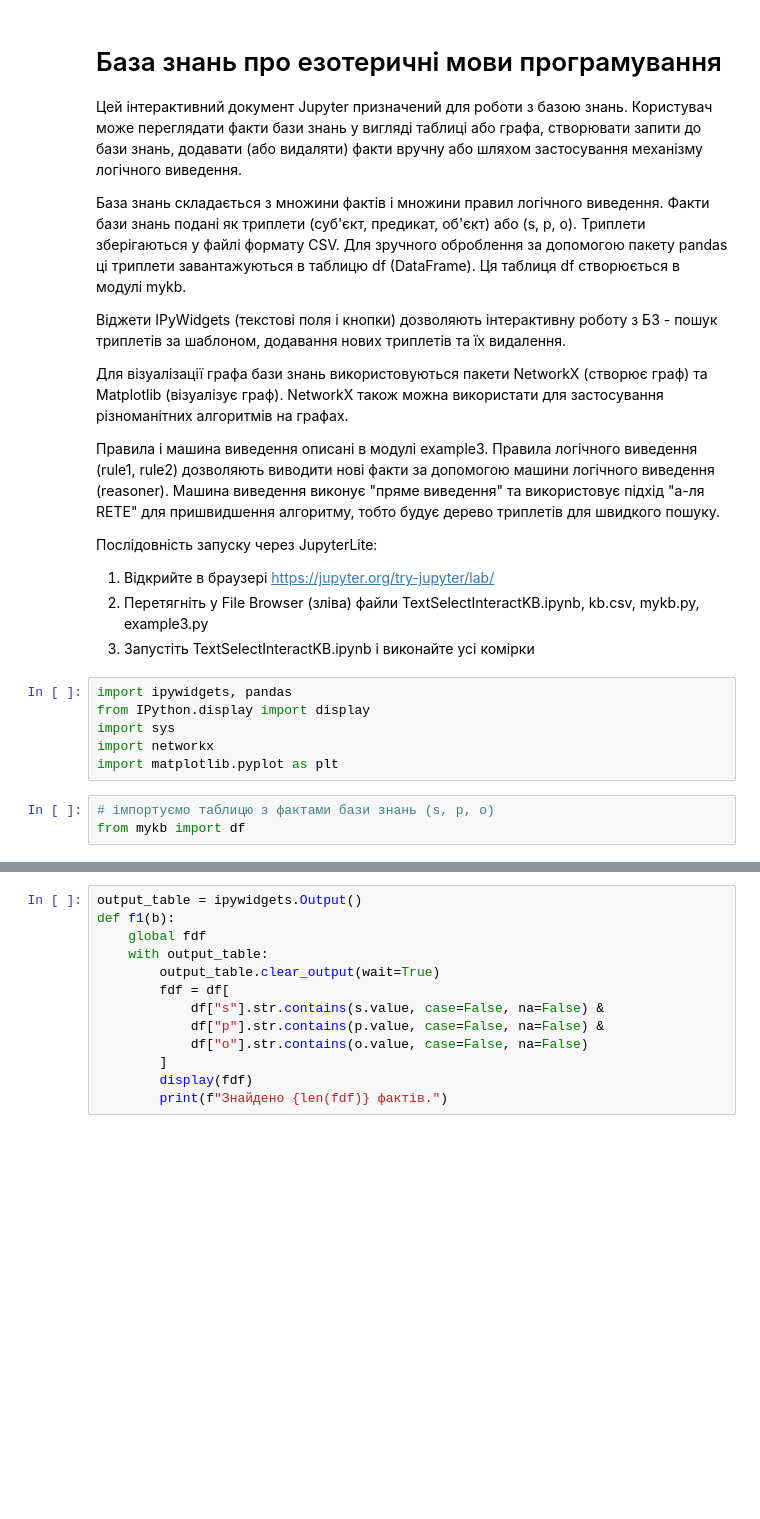
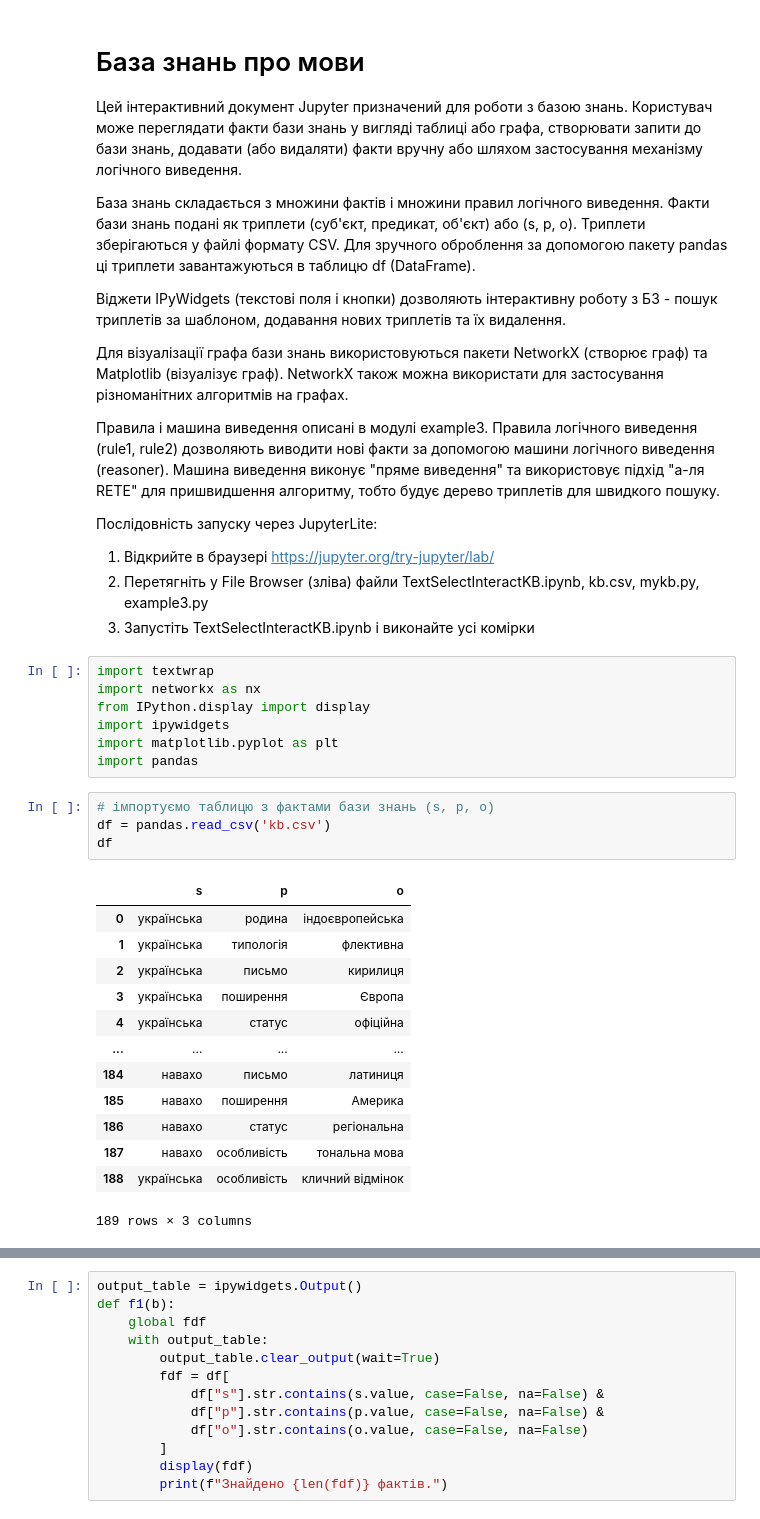
Before and after one commit to vlad-ipm242/ThreadES, a Jupyter notebook: TextSelectInteractKB.ipynb, the cells around one changed output, grey strips where cells are left out. Cells and saved outputs as stored; diff of their text form; blank space fills up the shorter version.

```diff
--- a/TextSelectInteractKB.ipynb
+++ b/TextSelectInteractKB.ipynb
@@ -1,9 +1,9 @@
 # %% [markdown]
-# База знань про езотеричні мови програмування
+# База знань про мови
 
 Цей інтерактивний документ Jupyter призначений для роботи з базою знань. Користувач може переглядати факти бази знань у вигляді таблиці або графа, створювати запити до бази знань, додавати (або видаляти) факти вручну або шляхом застосування механізму логічного виведення.
 
-База знань складається з множини фактів і множини правил логічного виведення. Факти бази знань подані як триплети (суб'єкт, предикат, об'єкт) або (s, p, o). Триплети зберігаються у файлі формату CSV. Для зручного оброблення за допомогою пакету pandas ці триплети завантажуються в таблицю df (DataFrame). Ця таблиця df створюється в модулі mykb.
+База знань складається з множини фактів і множини правил логічного виведення. Факти бази знань подані як триплети (суб'єкт, предикат, об'єкт) або (s, p, o). Триплети зберігаються у файлі формату CSV. Для зручного оброблення за допомогою пакету pandas ці триплети завантажуються в таблицю df (DataFrame).
 
 Віджети IPyWidgets (текстові поля і кнопки) дозволяють інтерактивну роботу з БЗ - пошук триплетів за шаблоном, додавання нових триплетів та їх видалення.
 
@@ -17,13 +17,29 @@
 2. Перетягніть у File Browser (зліва) файли TextSelectInteractKB.ipynb, kb.csv, mykb.py, example3.py
 3. Запустіть TextSelectInteractKB.ipynb і виконайте усі комірки
 # %%
-import ipywidgets, pandas
+import textwrap
+import networkx as nx
 from IPython.display import display
-import sys
-import networkx
+import ipywidgets
 import matplotlib.pyplot as plt
+import pandas
 # %%
 # імпортуємо таблицю з фактами бази знань (s, p, o)
-from mykb import df
+df = pandas.read_csv('kb.csv')
+df
+# %% [output]
+|  | s | p | o |
+| 0 | українська | родина | індоєвропейська |
+| 1 | українська | типологія | флективна |
+| 2 | українська | письмо | кирилиця |
+| 3 | українська | поширення | Європа |
+| 4 | українська | статус | офіційна |
+| ... | ... | ... | ... |
+| 184 | навахо | письмо | латиниця |
+| 185 | навахо | поширення | Америка |
+| 186 | навахо | статус | регіональна |
+| 187 | навахо | особливість | тональна мова |
+| 188 | українська | особливість | кличний відмінок |
+189 rows × 3 columns
 # %%
 # приклад запиту до бази знань:
```
Also changed, not shown: parts of 10 cells of this notebook, 2 other files.
